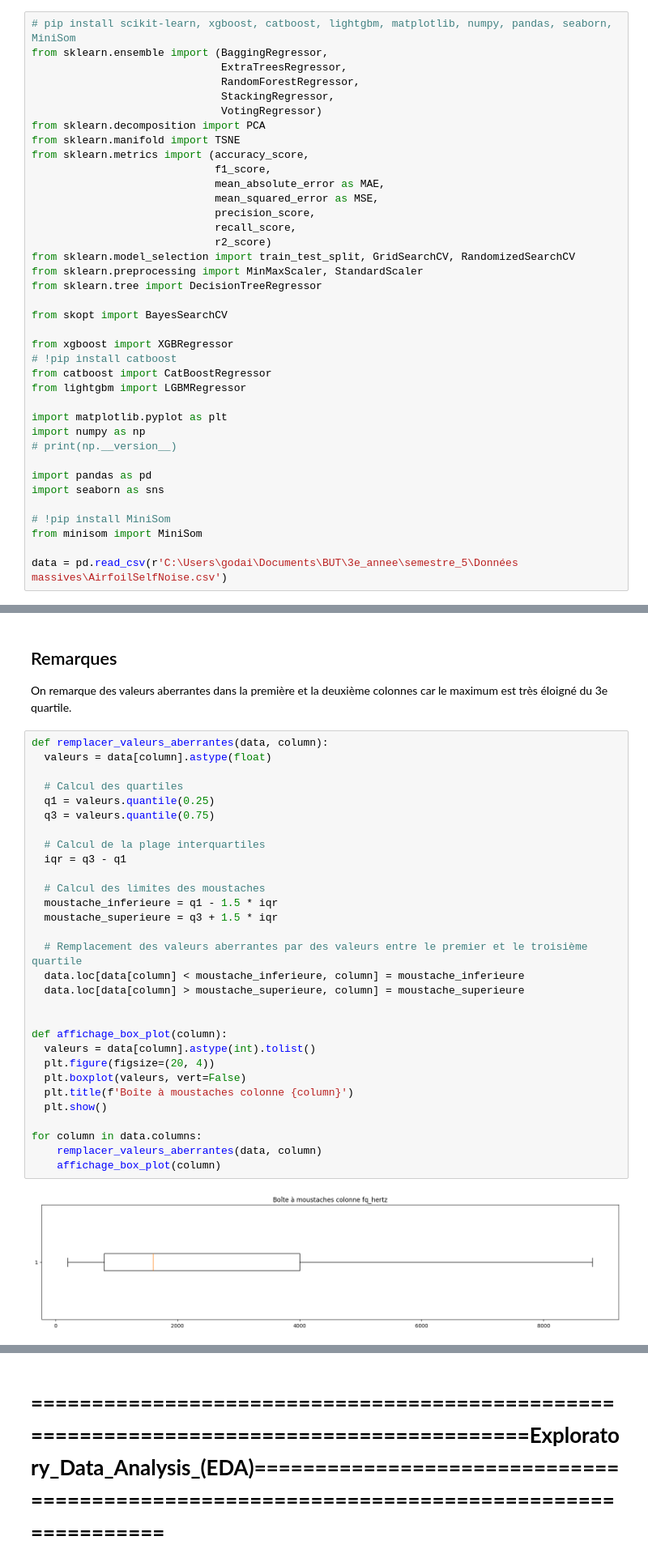
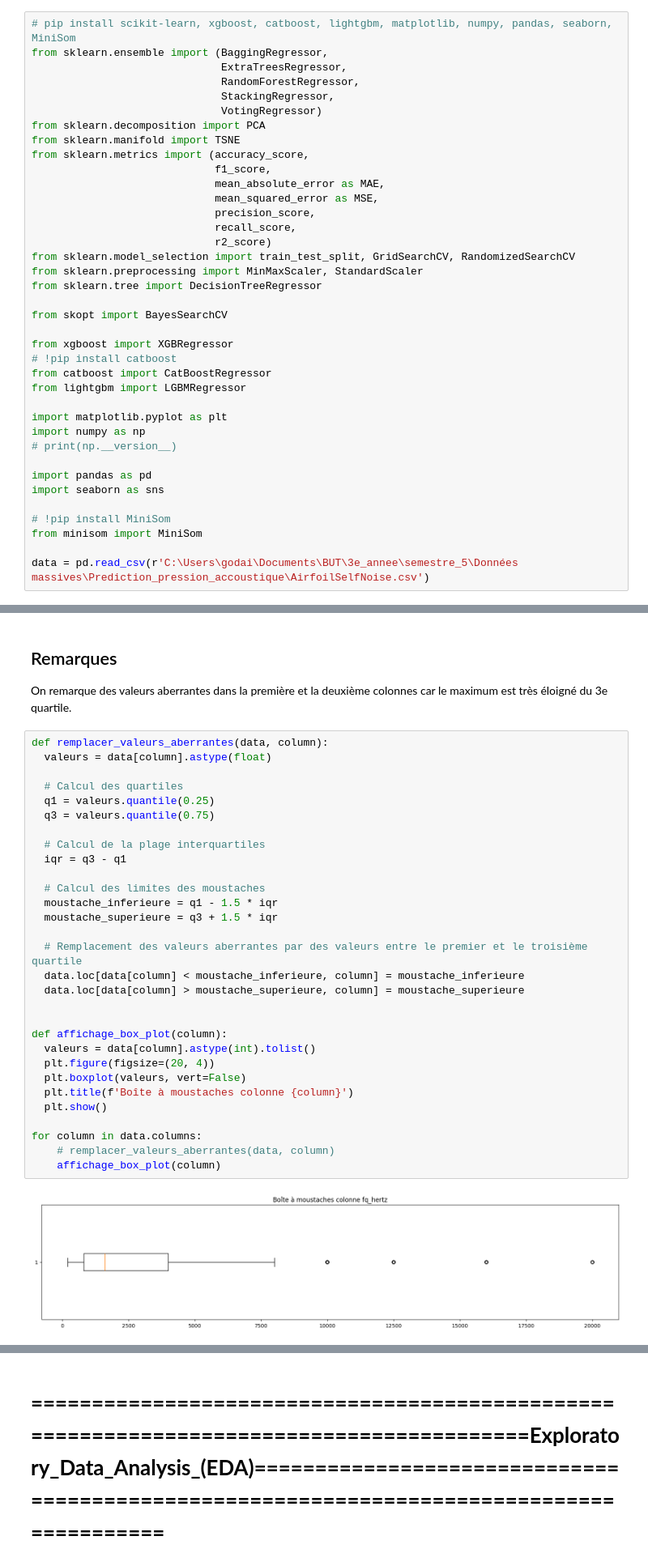
Before and after one commit to giuliana-fabrizio/Prediction_pression_accoustique, a Jupyter notebook: Projet_du_niveau_de_pression_acoustique.ipynb, the cells around one changed output, grey strips where cells are left out. Shown: that part at 81% size. Saved outputs shown, nothing was run; the diff lists cells and outputs as text.

```diff
--- a/Projet_du_niveau_de_pression_acoustique.ipynb
+++ b/Projet_du_niveau_de_pression_acoustique.ipynb
@@ -56,7 +56,7 @@ import seaborn as sns
 # !pip install MiniSom
 from minisom import MiniSom
 
-data = pd.read_csv(r'C:\Users\godai\Documents\BUT\3e_annee\semestre_5\Données massives\AirfoilSelfNoise.csv')
+data = pd.read_csv(r'C:\Users\godai\Documents\BUT\3e_annee\semestre_5\Données massives\Prediction_pression_accoustique\AirfoilSelfNoise.csv')
 # %% [markdown]
 # **Renommage des colonnes**
 # %%
@@ -141,32 +141,32 @@ On remarque des valeurs aberrantes dans la première et la deuxième colonnes ca
 # %%
 def remplacer_valeurs_aberrantes(data, column):
   valeurs = data[column].astype(float)
 
   # Calcul des quartiles
   q1 = valeurs.quantile(0.25)
   q3 = valeurs.quantile(0.75)
 
   # Calcul de la plage interquartiles
   iqr = q3 - q1
 
   # Calcul des limites des moustaches
   moustache_inferieure = q1 - 1.5 * iqr
   moustache_superieure = q3 + 1.5 * iqr
 
   # Remplacement des valeurs aberrantes par des valeurs entre le premier et le troisième quartile
   data.loc[data[column] < moustache_inferieure, column] = moustache_inferieure
   data.loc[data[column] > moustache_superieure, column] = moustache_superieure
 
 
 def affichage_box_plot(column):
   valeurs = data[column].astype(int).tolist()
   plt.figure(figsize=(20, 4))
   plt.boxplot(valeurs, vert=False)
   plt.title(f'Boîte à moustaches colonne {column}')
   plt.show()
 
 for column in data.columns:
-    remplacer_valeurs_aberrantes(data, column)
+    # remplacer_valeurs_aberrantes(data, column)
     affichage_box_plot(column)
 # %% [output]
-[figure, old version]
+[figure, new version]
```
Also changed, not shown: parts of 17 cells of this notebook.
